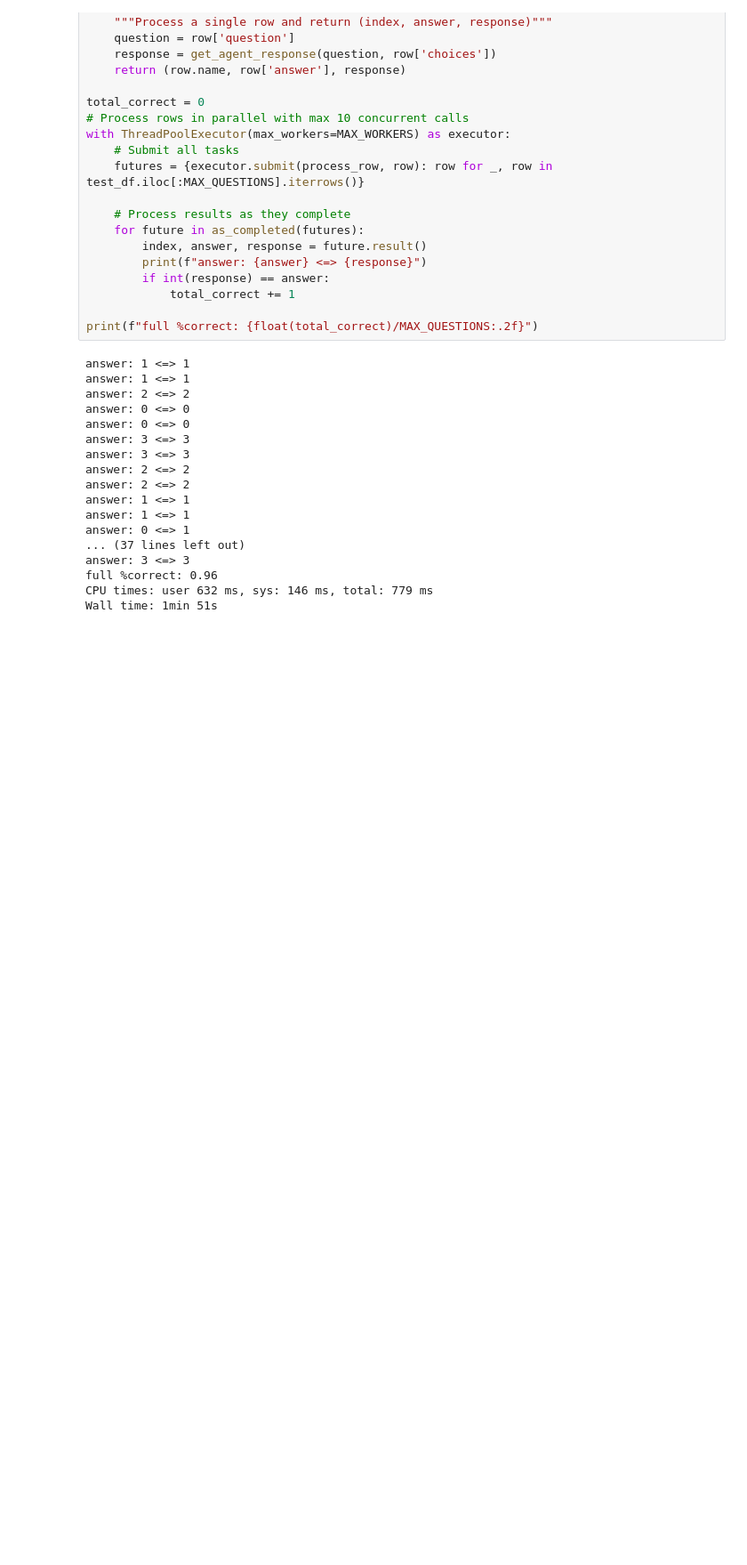
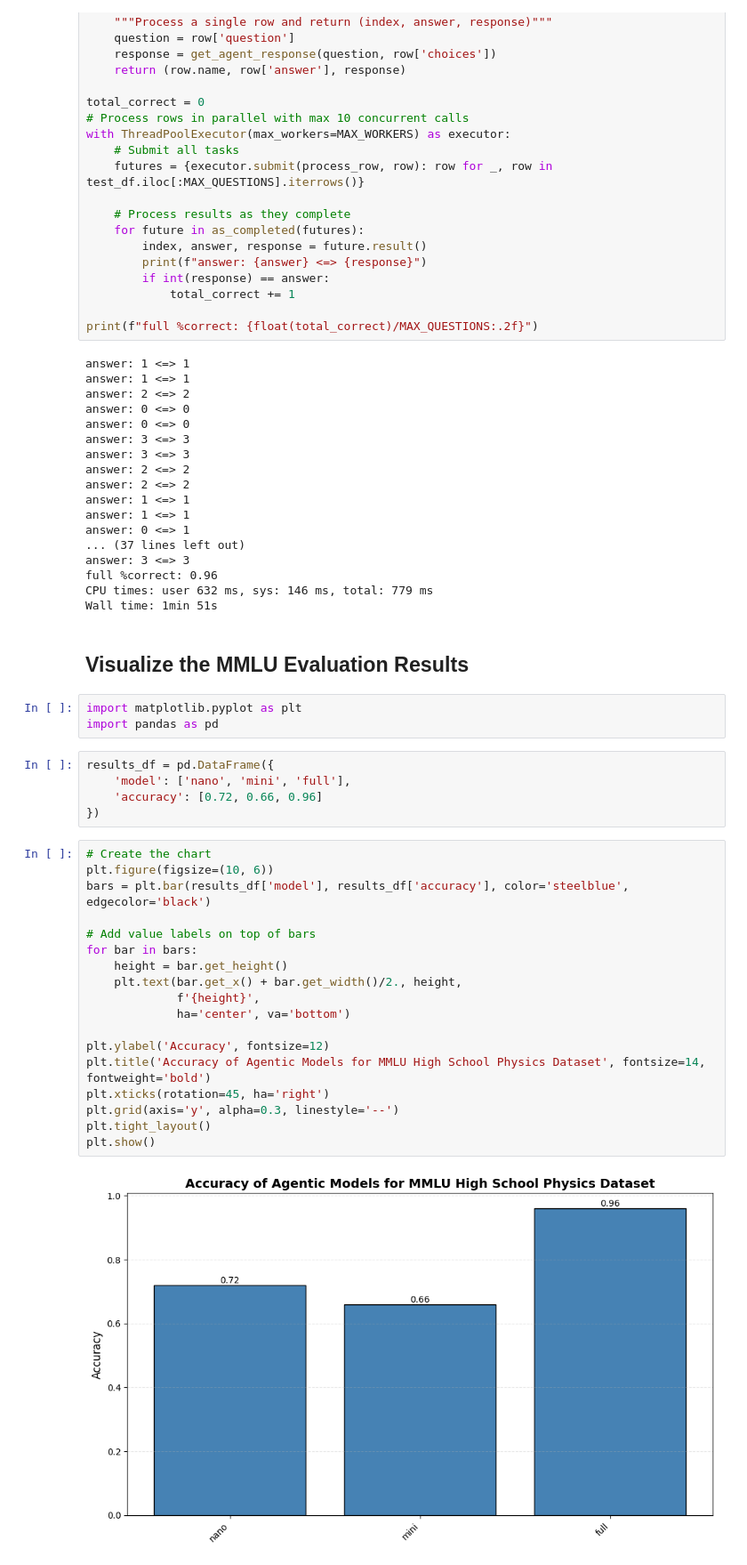
Before and after one commit to philmui/research2025, a Jupyter notebook: 13-langchain/notebooks/MMLU Eval.ipynb, the cells around one changed output. Shown at 89% size. Drawn from its saved outputs; the diff is of its cells as text; blank space fills up the shorter version.

Commit message:
updating MMLU Eval notebook

```diff
--- a/13-langchain/notebooks/MMLU Eval.ipynb
+++ b/13-langchain/notebooks/MMLU Eval.ipynb
@@ -288,3 +288,33 @@ answer: 3 <=> 3
 full %correct: 0.96
 CPU times: user 632 ms, sys: 146 ms, total: 779 ms
 Wall time: 1min 51s
+# %% [markdown]
+## Visualize the MMLU Evaluation Results
+# %%
+import matplotlib.pyplot as plt
+import pandas as pd
+# %%
+results_df = pd.DataFrame({
+    'model': ['nano', 'mini', 'full'],
+    'accuracy': [0.72, 0.66, 0.96]
+})
+# %%
+# Create the chart
+plt.figure(figsize=(10, 6))
+bars = plt.bar(results_df['model'], results_df['accuracy'], color='steelblue', edgecolor='black')
+
+# Add value labels on top of bars
+for bar in bars:
+    height = bar.get_height()
+    plt.text(bar.get_x() + bar.get_width()/2., height,
+             f'{height}',
+             ha='center', va='bottom')
+
+plt.ylabel('Accuracy', fontsize=12)
+plt.title('Accuracy of Agentic Models for MMLU High School Physics Dataset', fontsize=14, fontweight='bold')
+plt.xticks(rotation=45, ha='right')
+plt.grid(axis='y', alpha=0.3, linestyle='--')
+plt.tight_layout()
+plt.show()
+# %% [output]
+[figure, added]
```
